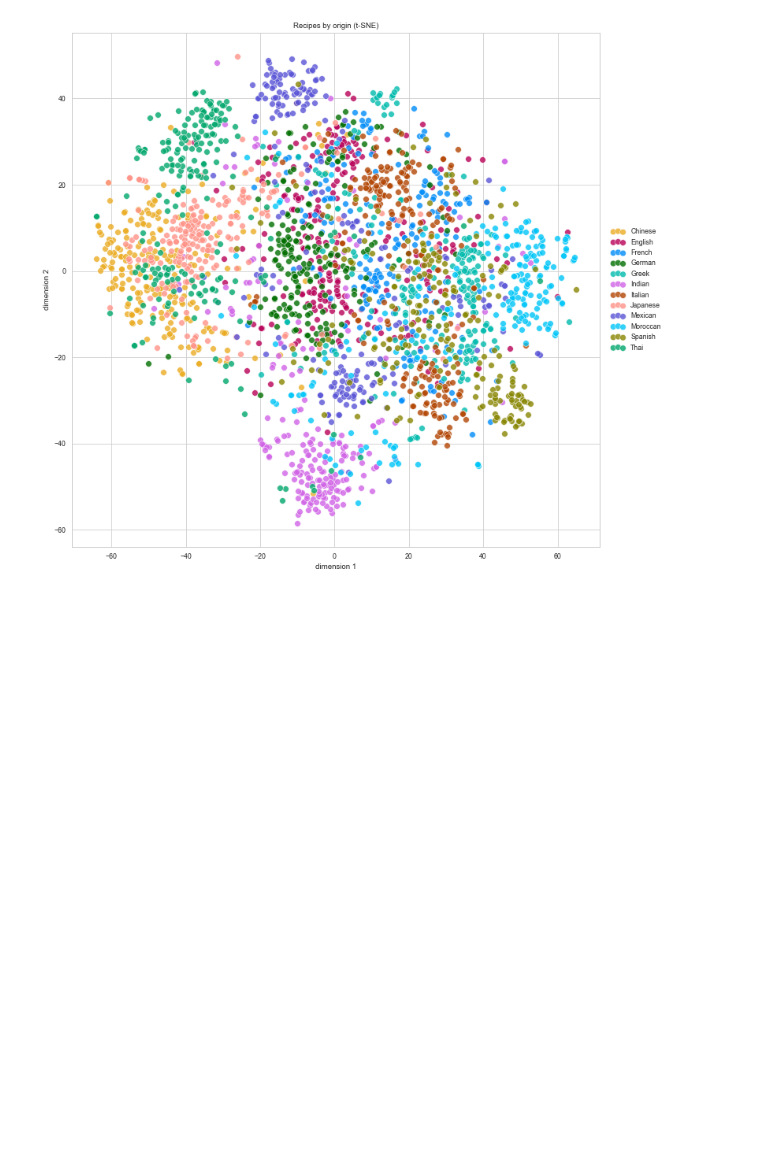
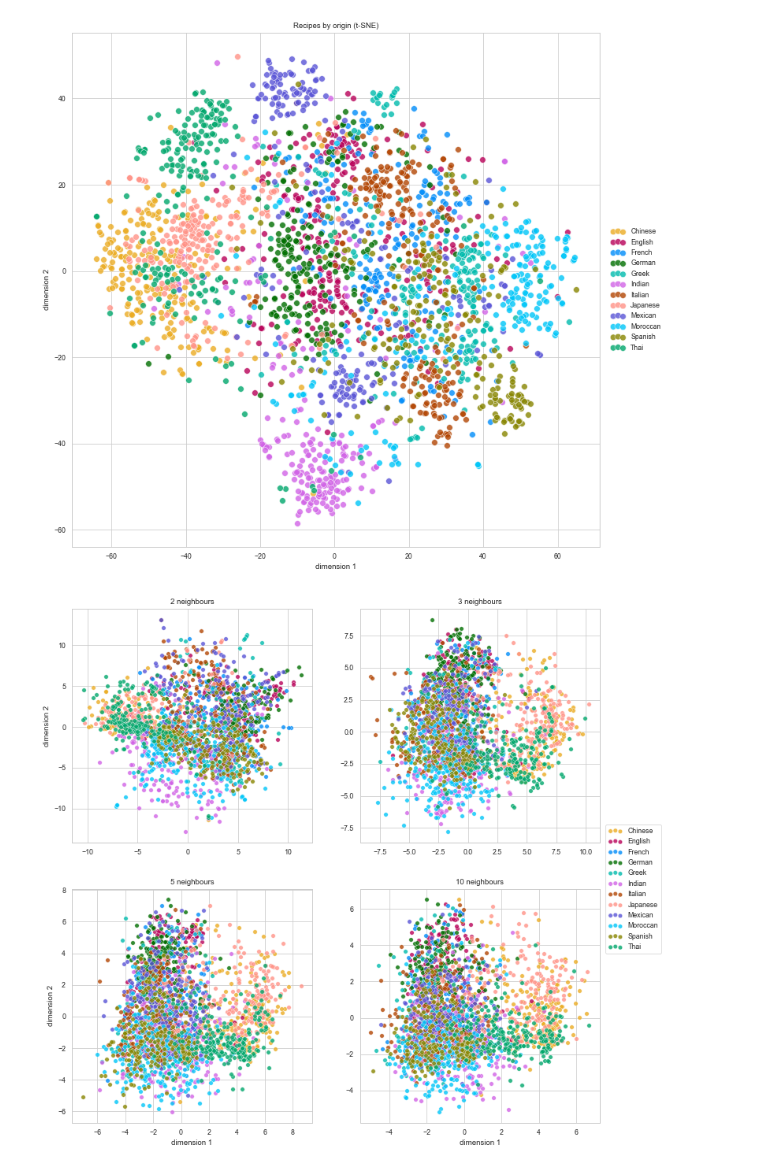
Before and after one commit to TedOiler/dme_gp, a Jupyter notebook: recipes/main.ipynb, the cells around one changed output. Saved outputs shown, nothing was run; the diff lists cells and outputs as text; code cells hidden in the pictures; blank space fills up the shorter version.

```diff
--- a/recipes/main.ipynb
+++ b/recipes/main.ipynb
@@ -234,0 +274,24 @@ title = ax.set(title='Recipes by origin (t-SNE)')
+# %%
+## ISOMAP
+n_neighbours_arr = [2, 3, 5, 10]
+fig, ax = plt.subplots(2,2,figsize=(12,12))
+
+for ii, n_neighbours in enumerate(n_neighbours_arr):
+    ismp = Isomap(n_components=2, n_neighbors=n_neighbours)
+    X_ismp_2d = ismp.fit_transform(X_train)
+
+    cur_ax = ax[ii//2, ii%2]
+    scatter_2d_label(X_ismp_2d, y_train_labels, ax=cur_ax,alpha=.8,s=30)
+    cur_ax.set(title='{} neighbours'.format(n_neighbours))
+    cur_ax.legend().set_visible(False)
+
+ax[0, 0].set_ylabel('dimension 2')
+ax[1, 0].set_ylabel('dimension 2')
+
+ax[1, 0].set_xlabel('dimension 1')
+ax[1, 1].set_xlabel('dimension 1')
+
+plt.legend(loc='center left', bbox_to_anchor=[1.01, 1.], scatterpoints=3);
+# plt.savefig("./Figures/ISOMAP_PCA.png", dpi=500) ## Save the figure produced
+# %% [output]
+[figure, added]
```
Also changed, not shown: parts of 9 cells of this notebook, 4 other files.
